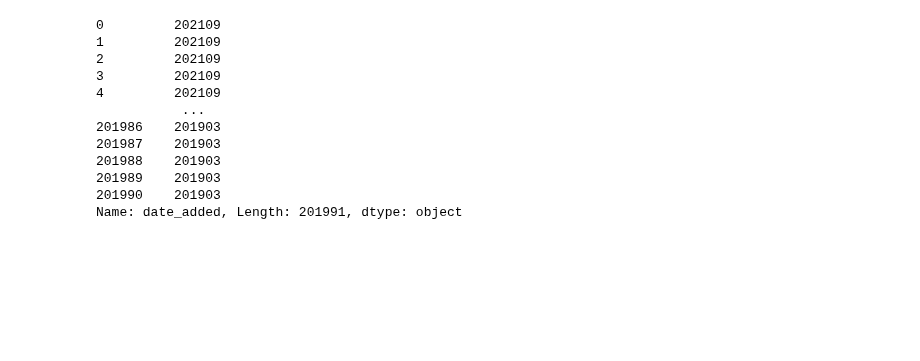
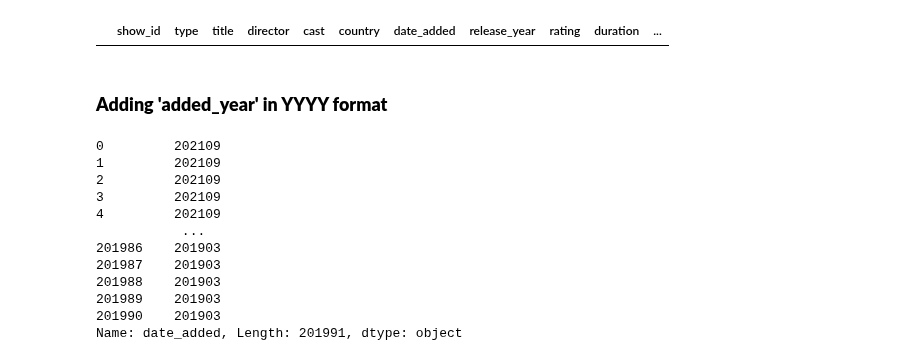
Before and after one commit to muralianamalatibco/pythonlearning, a Jupyter notebook: Netflix_BC.ipynb, the cells around one changed output. Drawn from its saved outputs; the diff is of its cells as text; code cells hidden in the pictures; blank space fills up the shorter version.

```diff
--- a/Netflix_BC.ipynb
+++ b/Netflix_BC.ipynb
@@ -19,3 +25,5 @@ nf.head()
+# %%
+nf.drop(columns='description', inplace=True)
 # %%
 nf.info()
 # %% [output]
@@ -220,0 +209,2 @@ nf.head()
+# %%
+nf.dropna(subset=['director','cast','country'], how='all',inplace=True)
@@ -221,3 +226,9 @@ nf.head()
+# %%
+nf[(nf['cast'].isna()) & (nf['director'].isna()) & (nf['country'].isna())]
+# %% [output]
+|  | show_id | type | title | director | cast | country | date_added | release_year | rating | duration | ... |
+# %% [markdown]
+### **Adding 'added_year' in YYYY format**
 # %%
 pd.to_datetime(nf['date_added']).dt.strftime('%Y%m')
 # %% [output]
```
Also changed, not shown: parts of 53 cells of this notebook.
